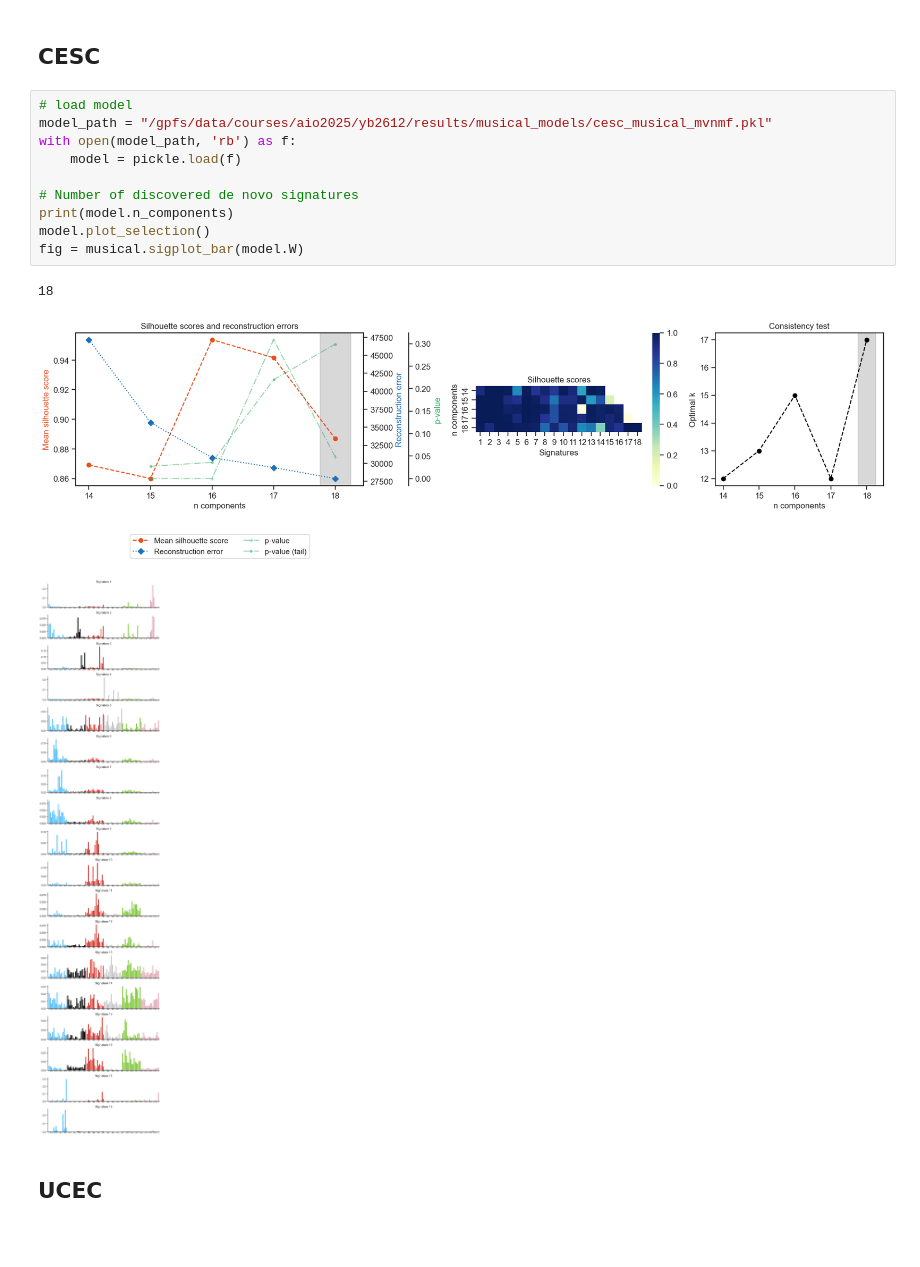
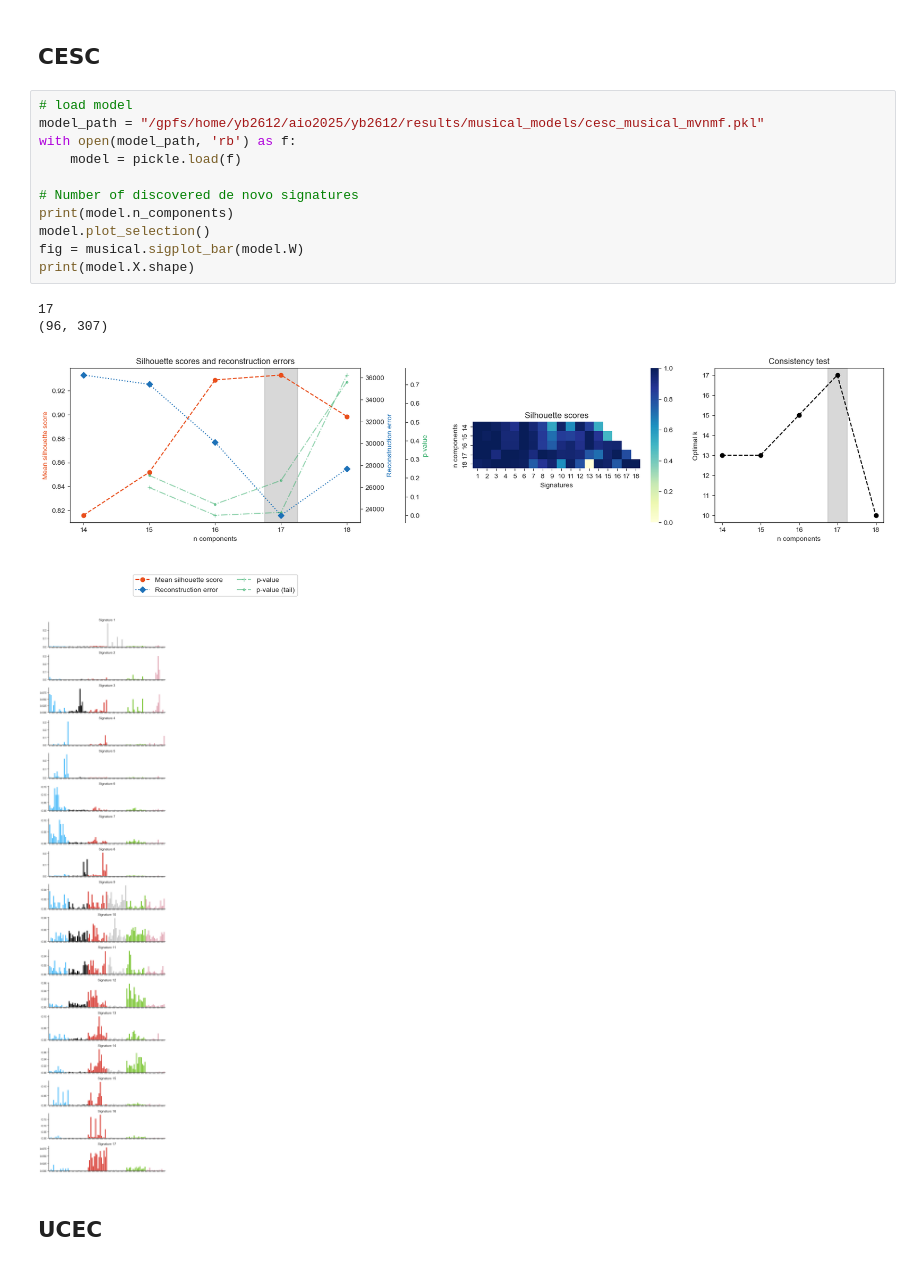
Before and after one commit to NKalavros/AIO2025_AYN, a Jupyter notebook: notebooks/musical_full_pipeline.ipynb, the cells around one changed output. Saved outputs shown, nothing was run; the diff lists cells and outputs as text; blank space fills up the shorter version.

```diff
--- a/notebooks/musical_full_pipeline.ipynb
+++ b/notebooks/musical_full_pipeline.ipynb
@@ -127,18 +136,20 @@ model.fit()
 ## CESC
 # %%
 # load model
-model_path = "/gpfs/data/courses/aio2025/yb2612/results/musical_models/cesc_musical_mvnmf.pkl"
+model_path = "/gpfs/home/yb2612/aio2025/yb2612/results/musical_models/cesc_musical_mvnmf.pkl"
 with open(model_path, 'rb') as f:
     model = pickle.load(f)
 
 # Number of discovered de novo signatures
 print(model.n_components)
 model.plot_selection()
 fig = musical.sigplot_bar(model.W)
+print(model.X.shape)
 # %% [output]
-18
+17
+(96, 307)
-[figure, old version]
+[figure, new version]
-[figure, old version]
+[figure, new version]
 # %% [markdown]
 ## UCEC
 # %%
```
Also changed, not shown: parts of 19 cells of this notebook, 1 other file.
